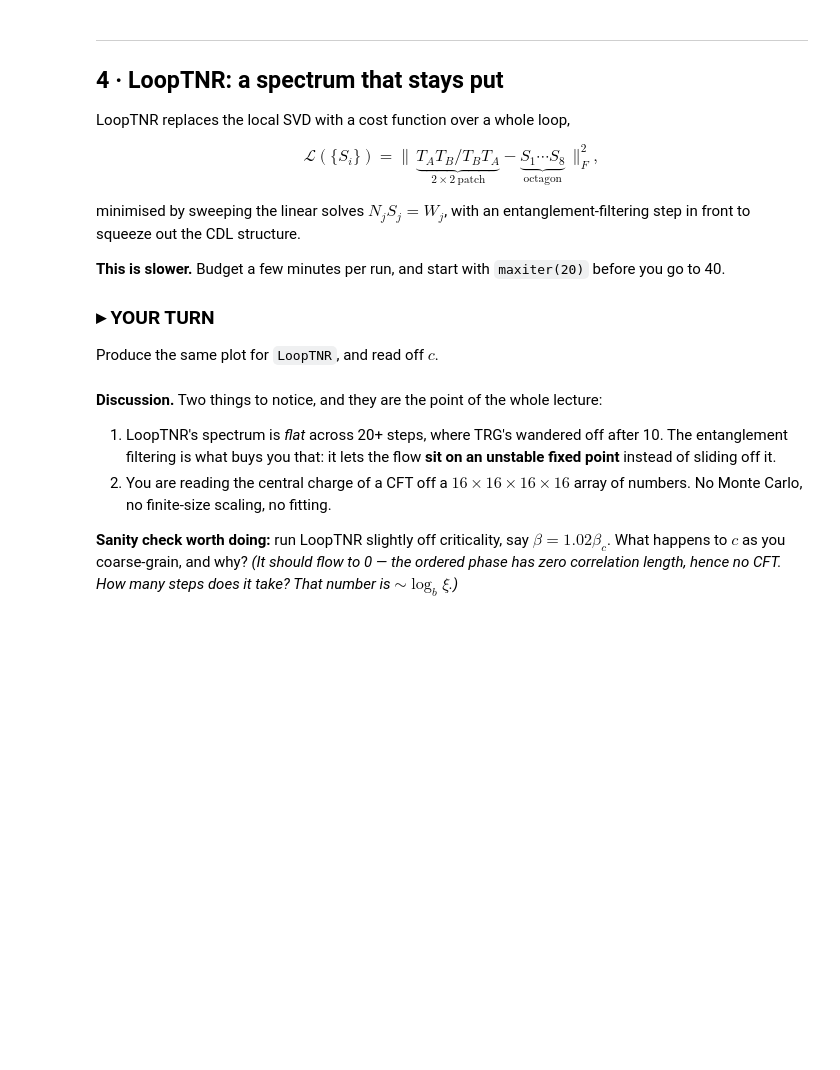
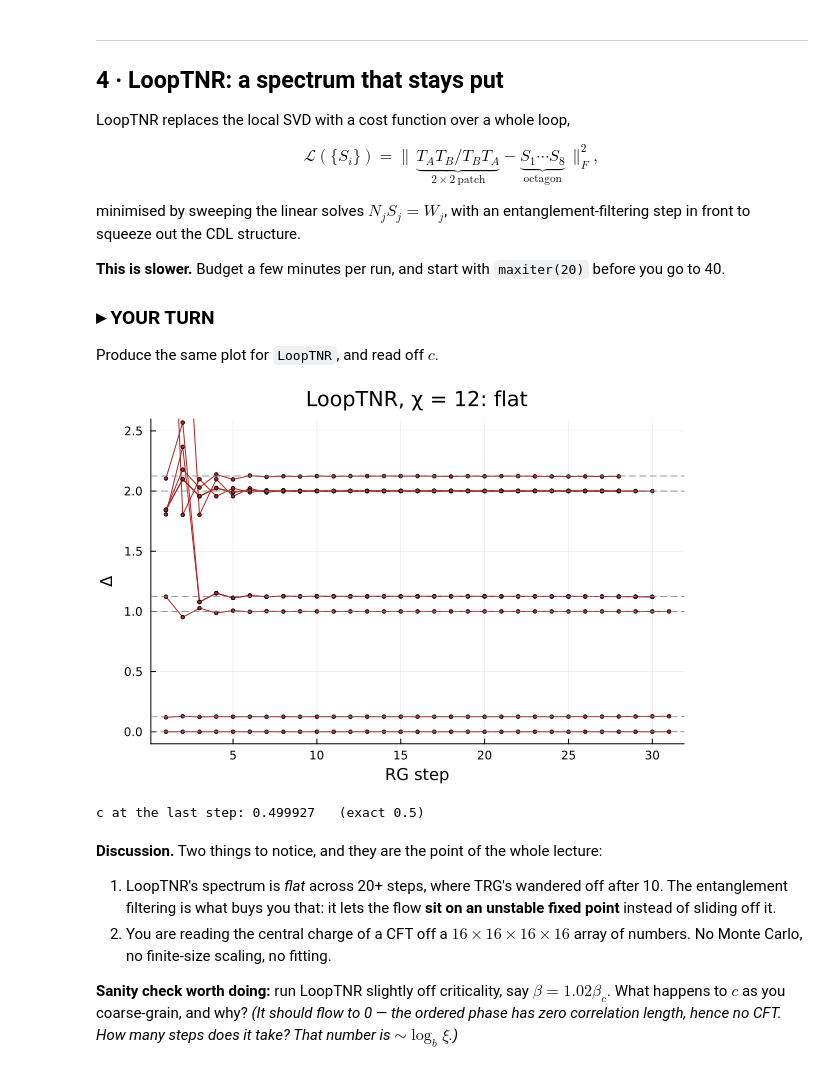
Before and after one commit to dartsushi/TNR_tutorial, a Jupyter notebook: TNR_tutorial_solutions.ipynb, the cells around one changed output. Cells and saved outputs as stored; diff of their text form; code cells hidden in the pictures; blank space fills up the shorter version.

```diff
--- a/TNR_tutorial_solutions.ipynb
+++ b/TNR_tutorial_solutions.ipynb
@@ -376,24 +447,28 @@ go to 40.
 Produce the same plot for `LoopTNR`, and read off $c$.
 # %%
 scheme = LoopTNR(classical_ising(Z2Irrep, ising_βc))
-data_l = run!(scheme, truncrank(16), maxiter(20), LoopParameters(), my_CFT_Finalizer;
+data_l = run!(scheme, truncrank(12), maxiter(30), LoopParameters(), my_CFT_Finalizer;
               verbosity=0)
 
-Δl = [collect(Iterators.take(sort(vcat(collect(values(d.scaling_dimensions))...)), 10))
+Δl = [collect(Iterators.take(sort(vcat(real(collect(values(d.scaling_dimensions)))...)), 10))
       for d in data_l]
 p = plot(; xlabel="RG step", ylabel="Δ", ylim=(-0.1,2.6),
-         title="LoopTNR, χ = 16: flat", legend=false)
+         title="LoopTNR, χ = 12: flat", legend=false)
 for lev in 1:10
     plot!(p, [d[lev] for d in Δl if length(d) >= lev]; marker=:circle, ms=2, c=:firebrick)
 end
 for exact in (0, 1/8, 1, 9/8, 2, 17/8); hline!(p,[exact];ls=:dash,c=:gray,lw=0.8); end
 p
+# %% [output]
+[figure, added]
 # %%
 cs = [d.central_charge for d in data_l]
 plot(cs; marker=:circle, xlabel="RG step", ylabel="c", label="LoopTNR, χ=16", lw=2)
 hline!([0.5]; ls=:dash, c=:gray, label="exact c = 1/2")
 
 @printf("c at the last step: %.6f   (exact 0.5)\n", cs[end])
+# %% [output]
+c at the last step: 0.499927   (exact 0.5)
 # %% [markdown]
 **Discussion.** Two things to notice, and they are the point of the whole lecture:
 
```
Also changed, not shown: parts of 12 cells of this notebook, 1 other file.
